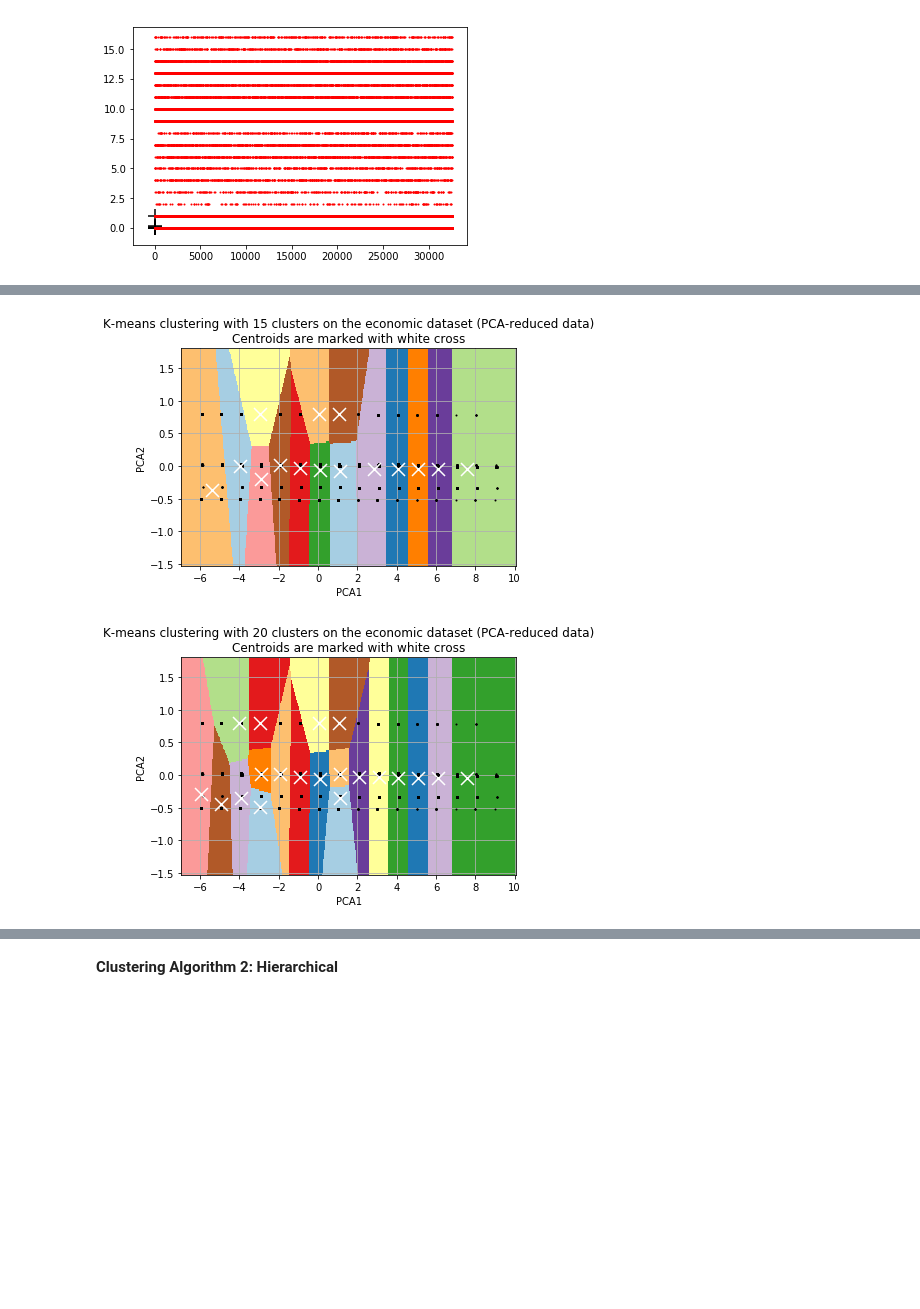
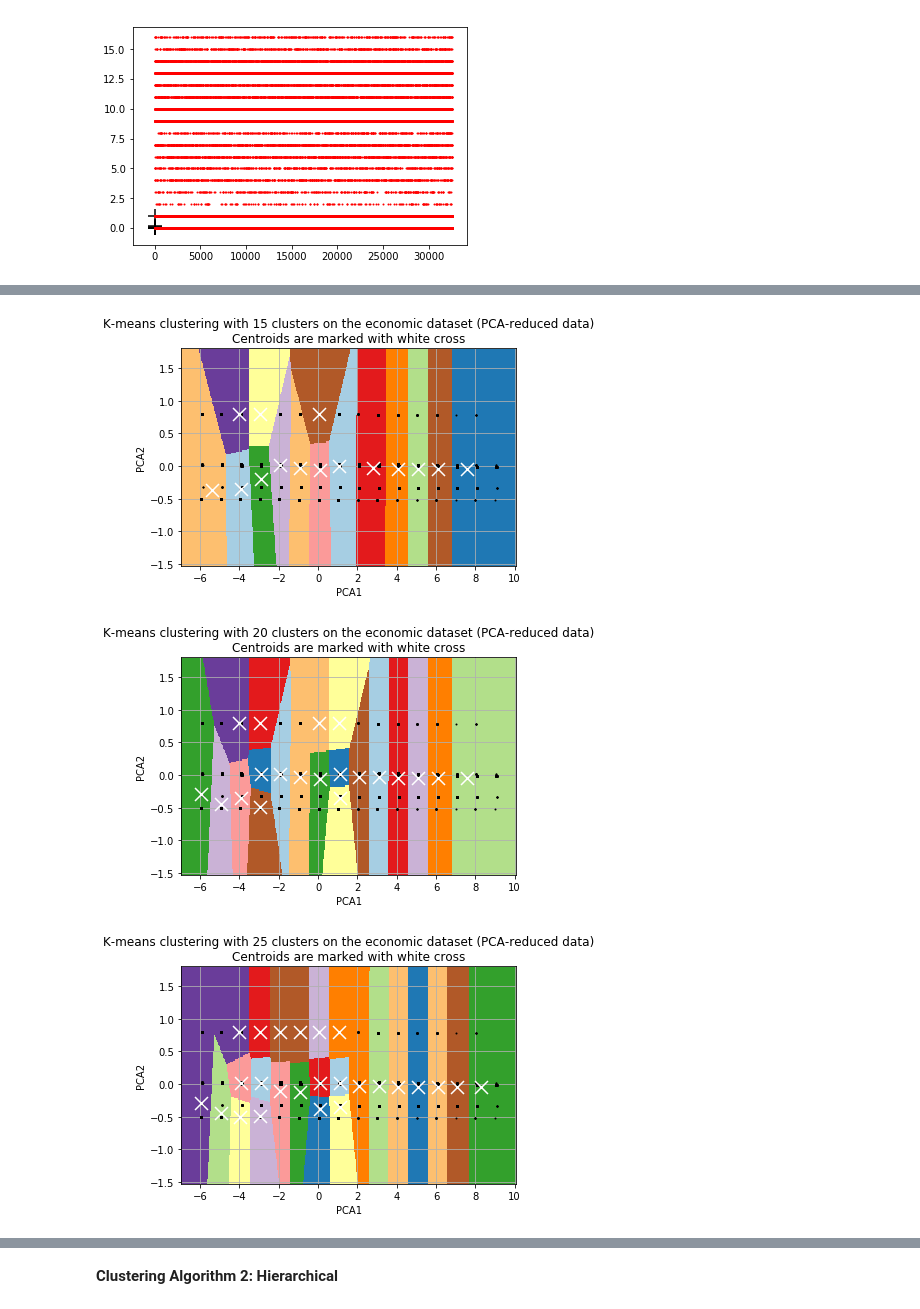
Before and after one commit to emccandlesssmu/data_mining, a Jupyter notebook: Lab3_Clustering_GK.ipynb, the cells around one changed output, grey strips where cells are left out. Cells and saved outputs as stored; diff of their text form; code cells hidden in the pictures; blank space fills up the shorter version.

Commit message:
Added additional diagram for cluster selection and updated the comments

```diff
--- a/Lab3_Clustering_GK.ipynb
+++ b/Lab3_Clustering_GK.ipynb
@@ -208,7 +208,7 @@ from sklearn.preprocessing import scale
 
 reduced_data = PCA(n_components=2).fit_transform(df2)
 
-for i,cluster in enumerate([5,10,15,20]):
+for i,cluster in enumerate([5,10,15,20,25,30]):
     kmeans = KMeans(init='k-means++', n_clusters=cluster, n_init=10)
     kmeans.fit(reduced_data)
 
@@ -254,2 +254,3 @@ for i,cluster in enumerate([5,10,15,20]):
-[figure, old version]
+[figure, new version]
-[figure, old version]
+[figure, new version]
+[figure, added]
```
Also changed, not shown: parts of 5 cells of this notebook.
